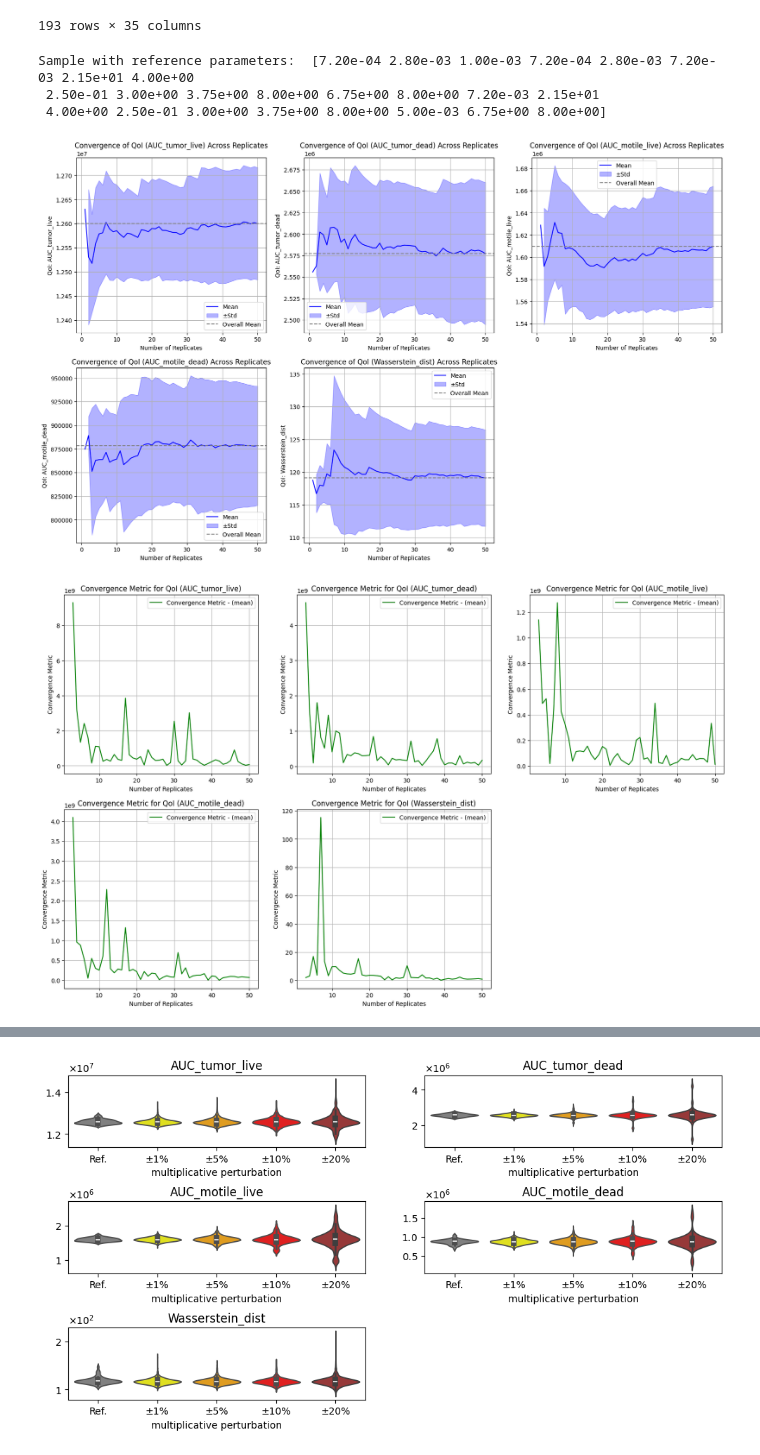
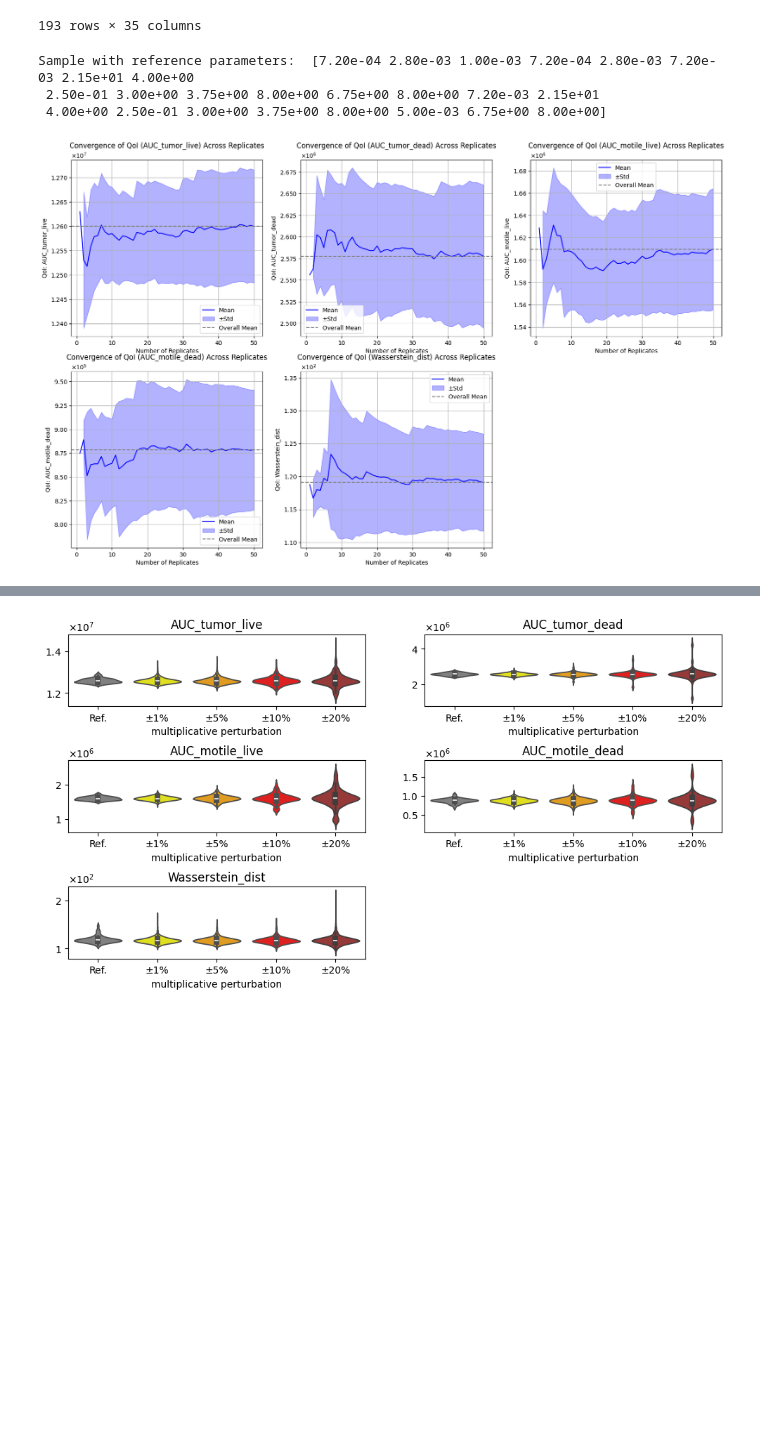
Before and after one commit to PhysiCell-Models/grammar_samples, a Jupyter notebook: Sensitivity_Analysis/SA_script_ex1.ipynb, the cells around one changed output, grey strips where cells are left out. Cells and saved outputs as stored; diff of their text form; code cells hidden in the pictures; blank space fills up the shorter version.

```diff
--- a/Sensitivity_Analysis/SA_script_ex1.ipynb
+++ b/Sensitivity_Analysis/SA_script_ex1.ipynb
@@ -96,49 +95,35 @@ df_summary_ex1.feather and df_qoi_ex1.feather already exists. Reading it.
 193 rows × 35 columns
 # %%
 import matplotlib.pyplot as plt
-from convergence_analysis import mean_variance_convergence, test_convergence, bootstrap_convergence
+from convergence_analysis import mean_variance_convergence
 
 sample_ref = 0 # Sample with reference parameters
 print('Sample with reference parameters: ', df_summary.iloc[sample_ref][params_list].values)
 QoIs_list = ['AUC_tumor_live', 'AUC_tumor_dead', 'AUC_motile_live', 'AUC_motile_dead', 'Wasserstein_dist']
 figure1, axes = plt.subplots(2, 3, figsize=(20, 12))
-figure2, axes2 = plt.subplots(2, 3, figsize=(20, 12))
-for qoi, ax, ax2 in zip(QoIs_list, axes.flatten(), axes2.flatten()):
+for qoi, ax in zip(QoIs_list, axes.flatten()):
     data = df_qoi.loc[ df_qoi['sample'] == sample_ref][qoi].values
     # Calculate running mean and variance for the QoI
     running_means, running_var = mean_variance_convergence(data)
     running_stds = np.sqrt(running_var)
-    # Test convergence using the auto-selected method
-    window_size = 5
-    convergence_metric, method_selected = test_convergence(data, method='mean', window_size=window_size)
-    # Test convergence using bootstrapping
-    bootstrap_metric = bootstrap_convergence(data)
     # Plot the running mean and standard deviation
     x = np.arange(1, len(data) + 1)
     ax.plot(x, running_means, label='Mean', color='b')
     ax.fill_between(x, running_means - running_stds, running_means + running_stds, alpha=0.3, label='±Std', color='b')
     ax.axhline(np.mean(data), color='gray', linestyle='--', label='Overall Mean')
     ax.set_xlabel('Number of Replicates')
     ax.set_ylabel(f'QoI: {qoi}')
     ax.set_title(f'Convergence of QoI ({qoi}) Across Replicates')
     ax.grid()
     ax.legend()
-    # Plot the convergence metric
-    ax2.plot(x[1:], convergence_metric, label=f'Convergence Metric - ({method_selected})', color='green')
-    # ax2_y2 = ax2.twinx()
-    # ax2_y2.plot(x, bootstrap_metric, label='Bootstrapped Variability', color='red')
-    # ax2_y2.set_ylabel('Bootstrapped Variability')
-    ax2.set(xlabel='Number of Replicates', ylabel='Convergence Metric',title=f'Convergence Metric for QoI ({qoi})')
-    ax2.grid()
-    ax2.legend()
+    ax.ticklabel_format(style='sci', axis='y', scilimits=(0,0))
+    ax.yaxis.major.formatter._useMathText = True
 axes[1, 2].remove()
-axes2[1, 2].remove()
 plt.show()
 # %% [output]
 Sample with reference parameters:  [7.20e-04 2.80e-03 1.00e-03 7.20e-04 2.80e-03 7.20e-03 2.15e+01 4.00e+00
  2.50e-01 3.00e+00 3.75e+00 8.00e+00 6.75e+00 8.00e+00 7.20e-03 2.15e+01
  4.00e+00 2.50e-01 3.00e+00 3.75e+00 8.00e+00 5.00e-03 6.75e+00 8.00e+00]
-[figure, old version]
+[figure, new version]
-[figure, removed]
 # %% [markdown]
 # Local sensitivity analysis:
```
Also changed, not shown: parts of 7 cells of this notebook.
